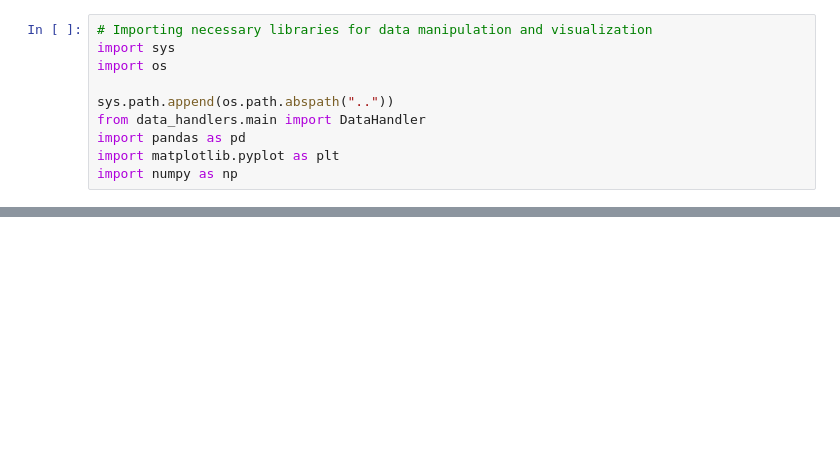
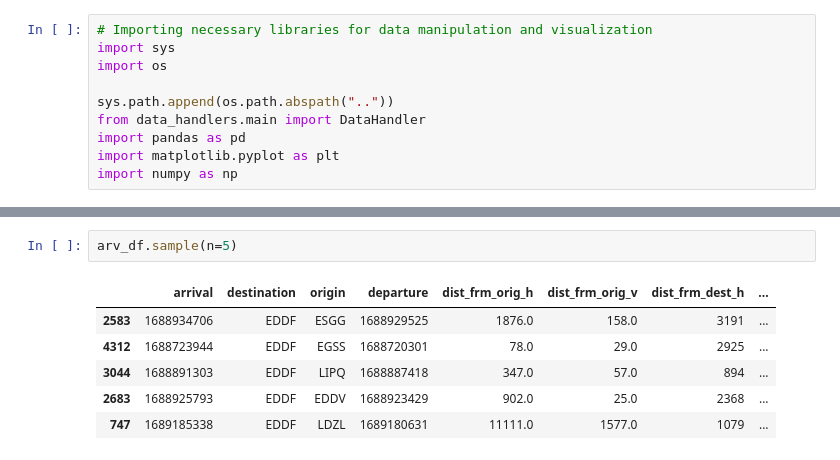
Before and after one commit to steven-midgley/project_one, a Jupyter notebook: notebooks/arrivals.ipynb, the cells around one changed output, grey strips where cells are left out. Saved outputs shown, nothing was run; the diff lists cells and outputs as text; blank space fills up the shorter version.

```diff
--- a/notebooks/arrivals.ipynb
+++ b/notebooks/arrivals.ipynb
@@ -88,0 +114,9 @@ print(something)
+# %%
+arv_df.sample(n=5)
+# %% [output]
+|  | arrival | destination | origin | departure | dist_frm_orig_h | dist_frm_orig_v | dist_frm_dest_h | ... |
+| 2583 | 1688934706 | EDDF | ESGG | 1688929525 | 1876.0 | 158.0 | 3191 | ... |
+| 4312 | 1688723944 | EDDF | EGSS | 1688720301 | 78.0 | 29.0 | 2925 | ... |
+| 3044 | 1688891303 | EDDF | LIPQ | 1688887418 | 347.0 | 57.0 | 894 | ... |
+| 2683 | 1688925793 | EDDF | EDDV | 1688923429 | 902.0 | 25.0 | 2368 | ... |
+| 747 | 1689185338 | EDDF | LDZL | 1689180631 | 11111.0 | 1577.0 | 1079 | ... |
```
Also changed, not shown: parts of 14 cells of this notebook, 9 other files.
